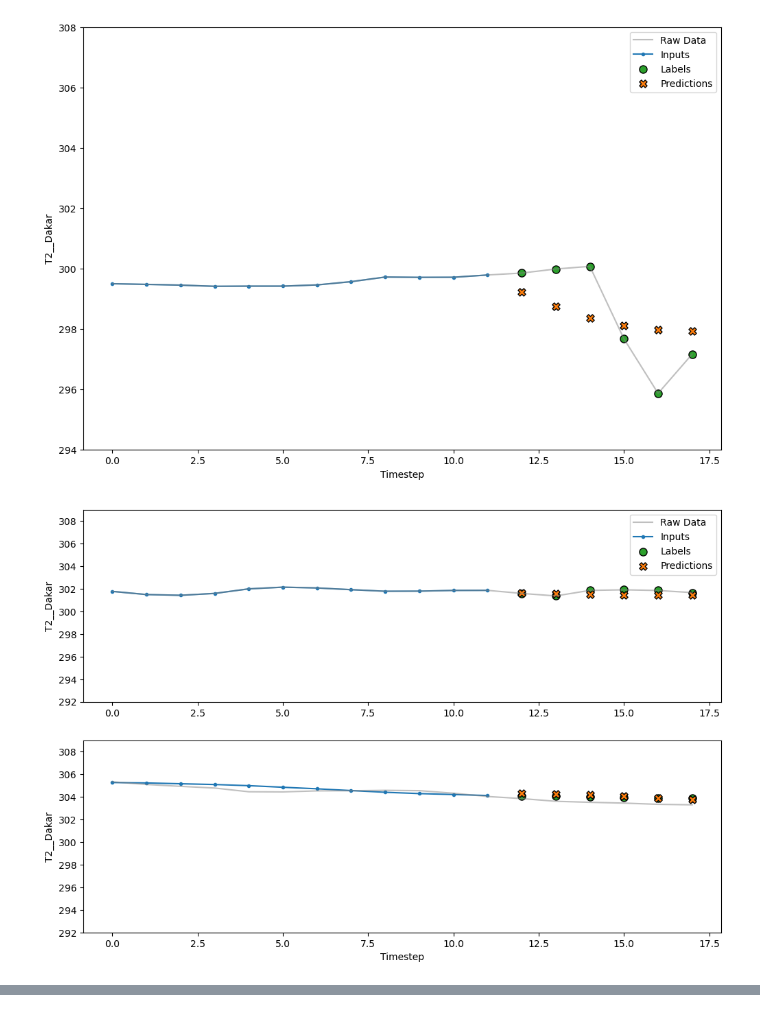
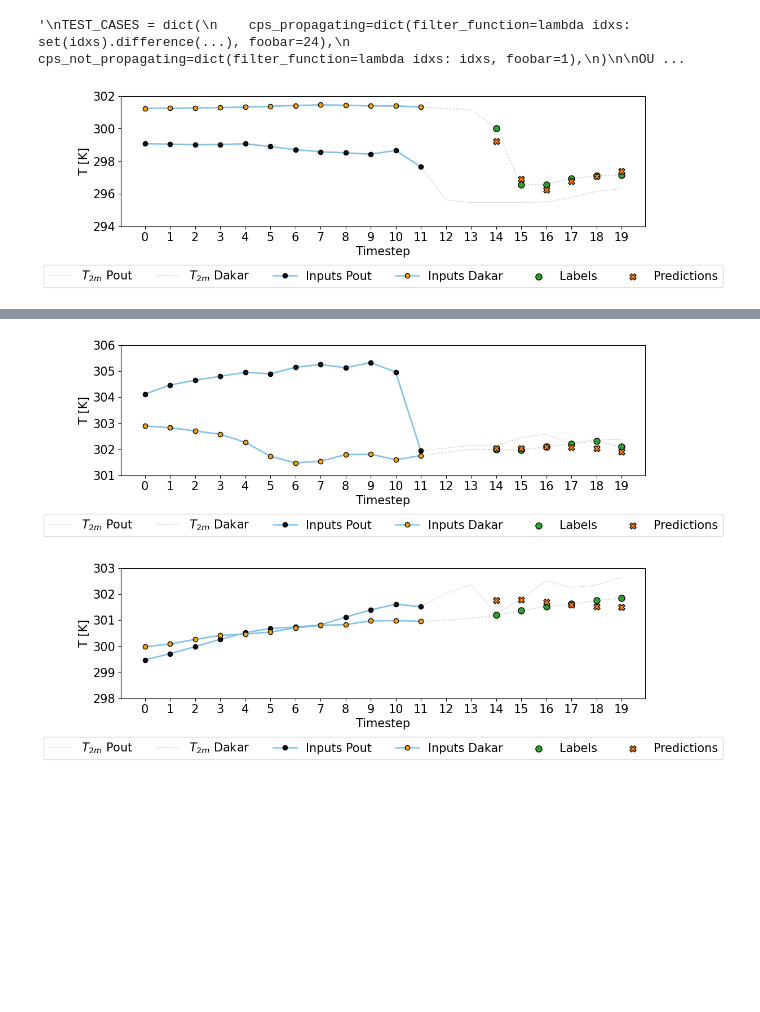
Before and after one commit to irenelivia/DakEnowcasting, a Jupyter notebook: train_model.ipynb, the cells around one changed output, grey strips where cells are left out. Drawn from its saved outputs; the diff is of its cells as text; code cells hidden in the pictures; blank space fills up the shorter version.

```diff
--- a/train_model.ipynb
+++ b/train_model.ipynb
@@ -11,6 +11,8 @@ import tensorflow as tf
 import wandb
 
 
-from data_loader import load_datasets,load_and_average_dataset, find_cps, sample_indices_3sets, create_windows
-from model import compile_and_fit,define_models,get_model,plot_variable_importance,plot_model_performance,plot_loss
+from coldpooling.data_loader import load_datasets,load_and_average_dataset, find_cps, sample_indices_3sets, create_windows
+from coldpooling.model import compile_and_fit,define_models,get_model,plot_variable_importance,plot_model_performance,plot_loss
+
+plt.rcParams.update({'font.size': 15})
 # %% [output]
@@ -19,7 +21,7 @@ To enable them in other operations, rebuild TensorFlow with the appropriate comp
 # %%
 IN_WIDTH=12
 OUT_STEPS=6
-SHIFT=0
+SHIFT=2
 # %%
 fp='datasets/'
 file1min = fp+'station_output.nc'
@@ -129,13 +156,13 @@ windows_dakar.plot(ARlstm, ymin=294,ymax=303,max_subplots=4)
 # %%
 
-prediction_steps=3
+prediction_steps=1
 
 cps_dakar=find_cps(ds1min, dfAveraged, 'Dakar')
 cps_pout=find_cps(ds1min, dfAveraged, 'Pout')
 # %%
 #test_cps_propagating = list(set(time_indices_split['test']).intersection(Propagating_CPs_set))
 test_cps_propagating = list(set(time_indices_split['test']).intersection(cps_dakar))
-propagating=dict(train=[], val=[], test=np.array(test_cps_propagating)-IN_WIDTH-prediction_steps)
+propagating=dict(train=[], val=[], test=np.array(test_cps_propagating)-IN_WIDTH-SHIFT-prediction_steps)
 windows_propagating,num_features=create_windows(station_input='dakar_and_pout',
                                            all_data=dfAveraged,
                                            time_indices=propagating,
@@ -144,7 +171,7 @@ windows_propagating,num_features=create_windows(station_input='dakar_and_pout',
                                            SHIFT=SHIFT)
 #test_cps_not_propagating = list(set(time_indices_split['test']).intersection(Not_propagating_CPs_set))
 test_cps_not_propagating = list(set(time_indices_split['test']).intersection(set(cps_pout)).difference(Propagating_CPs_set))
-not_propagating=dict(train=[], val=[], test=np.array(test_cps_not_propagating)-IN_WIDTH-prediction_steps)
+not_propagating=dict(train=[], val=[], test=np.array(test_cps_not_propagating)-IN_WIDTH+1)
 windows_not_propagating,num_features=create_windows(station_input='dakar_and_pout',
                                            all_data=dfAveraged,
                                            time_indices=not_propagating,
@@ -155,18 +182,34 @@ windows_not_propagating,num_features=create_windows(station_input='dakar_and_pou
 
 
 test_no_cps = list(set(time_indices_split['test']).intersection(Not_CPs_set))
-no_cps=dict(train=[], val=[], test=np.array(test_no_cps)-IN_WIDTH-prediction_steps)
+no_cps=dict(train=[], val=[], test=np.array(test_no_cps)+4)
 windows_no_cps,num_features=create_windows(station_input='dakar_and_pout',
                                            all_data=dfAveraged,
                                            time_indices=no_cps,
                                            IN_WIDTH=IN_WIDTH,
                                            OUT_STEPS=OUT_STEPS,
                                            SHIFT=SHIFT)
+
+'''
+TEST_CASES = dict(
+    cps_propagating=dict(filter_function=lambda idxs: set(idxs).difference(...), foobar=24),
+    cps_not_propagating=dict(filter_function=lambda idxs: idxs, foobar=1),
+)
+
+OUTPUT = {}
+
+for usecase, values in USE_CASES.items():
+    print(usecase)
+    idxs = usecase["filter_function"](idxs)
+    foobar = usecase['foobar']
+
+'''
+# %% [output]
+'\nTEST_CASES = dict(\n    cps_propagating=dict(filter_function=lambda idxs: set(idxs).difference(...), foobar=24),\n    cps_not_propagating=dict(filter_function=lambda idxs: idxs, foobar=1),\n)\n\nOU ...
 # %%
-
-windows_propagating.plot(ARlstm, ymin=294,ymax=308,plot_col_input='T2__Dakar',max_subplots=2)
-windows_not_propagating.plot(ARlstm, ymin=292,ymax=309,plot_col_input='T2__Dakar',max_subplots=2)
-windows_no_cps.plot(ARlstm, ymin=294,ymax=308,plot_col_input='T2__Dakar',max_subplots=2)
+if test_cps_propagating:
+    windows_propagating.plot(ARlstm,ylims=True,ymin=294,ymax=302,plot_col_input='T2__Dakar',max_subplots=1)
+else:
+    print('Whoops no intersecting subset for propagating CPs')
 # %% [output]
-[figure, old version]
+[figure, new version]
-[figure, removed]
@@ -173,0 +216,11 @@ windows_no_cps.plot(ARlstm, ymin=294,ymax=308,plot_col_input='T2__Dakar',max_sub
+# %%
+if test_cps_not_propagating:
+    windows_not_propagating.plot(ARlstm,ylims=True,ymin=301,ymax=306,plot_col_input='T2__Dakar',max_subplots=1)
+else:
+    print('Whoops no intersecting subset for not-propagating CPs')
+# %% [output]
+[figure, added]
+# %%
+windows_no_cps.plot(ARlstm,ylims=True,ymin=298,ymax=303,plot_col_input='T2__Dakar',max_subplots=1)
+# %% [output]
+[figure, added]
```
Also changed, not shown: parts of 20 cells of this notebook, 14 other files.
